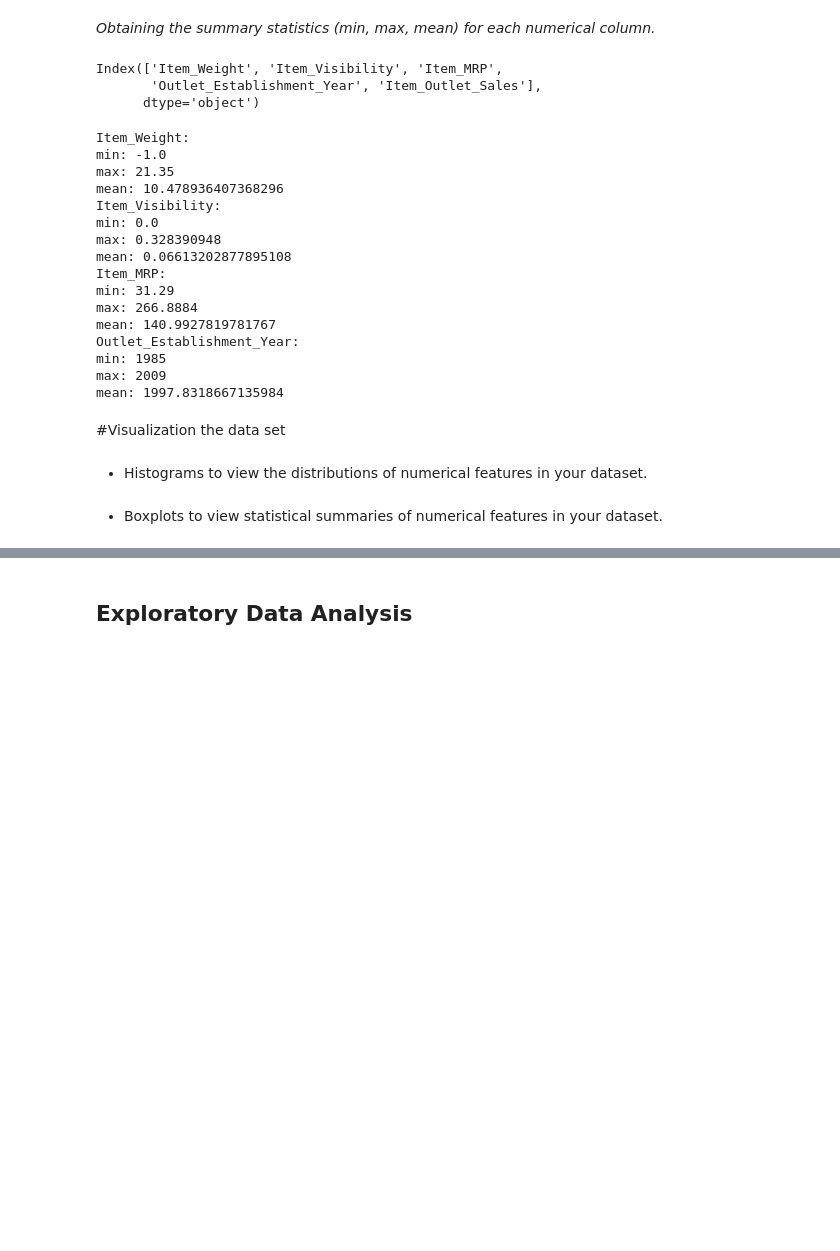
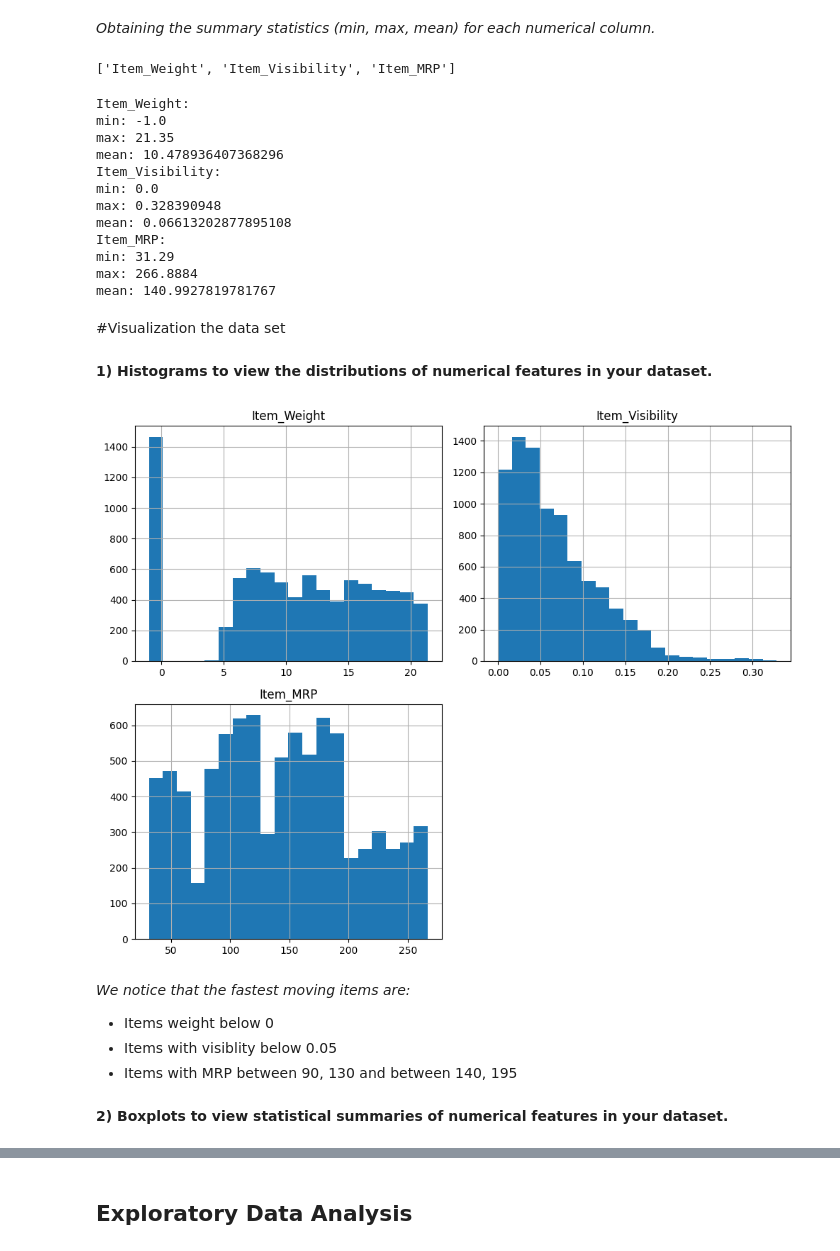
Before and after one commit to Khalil-Salama/Prediction-of-Product-Sales, a Jupyter notebook: Prediction_of_Product_Sales.ipynb, the cells around one changed output, grey strips where cells are left out. Drawn from its saved outputs; the diff is of its cells as text; code cells hidden in the pictures; blank space fills up the shorter version.

```diff
--- a/Prediction_of_Product_Sales.ipynb
+++ b/Prediction_of_Product_Sales.ipynb
@@ -269,6 +269,7 @@ np.int64(0)
 *Finding and fixing any inconsistent categories of data.*
 # %%
 # filtering the string columns
-string_columns=sales_pred.select_dtypes(include='object').columns
+all_string_columns=sales_pred.select_dtypes(include='object').columns
+string_columns=[col for col in all_string_columns if col not in ['Item_Identifier','Outlet_Identifier']]
 string_columns
 # %% [output]
@@ -306,14 +309,15 @@ Name: count, dtype: int64
 sales_pred['Item_Fat_Content']=sales_pred['Item_Fat_Content'].replace({'LF':'Low Fat','reg':'Regular','low fat':'Low Fat'})
 # %% [markdown]
 *Obtaining the summary statistics (min, max, mean) for each numerical column.*
-# %%
-# filtering the numeric columns
-num_cols=sales_pred.select_dtypes(include='number').columns
-num_cols
-# %% [output]
-Index(['Item_Weight', 'Item_Visibility', 'Item_MRP',
-       'Outlet_Establishment_Year', 'Item_Outlet_Sales'],
-      dtype='object')
+# %%
+# filtering the numeric columns
+all_num_cols=sales_pred.select_dtypes(include='number').columns
+all_num_cols
+# removing outlet establishment year and item outlet sales from all num cols
+num_cols=[col for col in all_num_cols if col not in ['Outlet_Establishment_Year','Item_Outlet_Sales']]
+num_cols
+# %% [output]
+['Item_Weight', 'Item_Visibility', 'Item_MRP']
 # %%
 # Making a for loop for all numeric columns to get thier min, max, and mean
 for col in num_cols:
@@ -334,13 +338,53 @@ Item_MRP:
 min: 31.29
 max: 266.8884
 mean: 140.9927819781767
-Outlet_Establishment_Year:
-min: 1985
-max: 2009
-mean: 1997.8318667135984
 # %% [markdown]
 #Visualization the data set
 # %% [markdown]
-- Histograms to view the distributions of numerical features in your dataset.
+**1) Histograms to view the distributions of numerical features in your dataset.**
+# %%
+# Create a list of numeric columns with data
+plottable_cols = [col for col in num_cols if pd.api.types.is_numeric_dtype(sales_pred[col]) and sales_pred[col].notna().any()]
+
+# Determine the number of rows and columns for the subplots
+n_cols = 2
+n_rows = (len(plottable_cols) + n_cols - 1) // n_cols
+
+# Create the subplots
+fig, axes = plt.subplots(n_rows, n_cols, figsize=(10, n_rows * 4)) # Adjust figure size based on number of rows
+
+# Flatten the axes array for easy iteration if there's more than one row
+if n_rows > 1:
+    axes = axes.flatten()
+else:
+    # If there's only one row, axes is not a 2D array, so handle it differently
+    if n_cols > 1:
+        axes = axes
+    else:
+        # If there's only one plot, axes is just a single axis object
+        axes = [axes]
+
+
+# Plot histograms for the plottable columns
+for i, col in enumerate(plottable_cols):
+    ax = axes[i]
+    sales_pred[col].hist(bins=20, ax=ax)
+    ax.set_title(col)
+
+# If there are fewer plots than total axes, turn off the remaining axes
+if len(plottable_cols) < len(axes):
+    for i in range(len(plottable_cols), len(axes)):
+        axes[i].axis('off')
+
+
+fig.tight_layout()
+plt.show()
+# %% [output]
+[figure, added]
+# %% [markdown]
+*We notice that the fastest moving items are:*
+- Items weight below 0
+- Items with visiblity below 0.05
+- Items with MRP between 90, 130 and between 140, 195
 # %% [markdown]
-- Boxplots to view statistical summaries of numerical features in your dataset.
+**2) Boxplots to view statistical summaries of numerical features in your dataset.**
```
Also changed, not shown: parts of 8 cells of this notebook.
